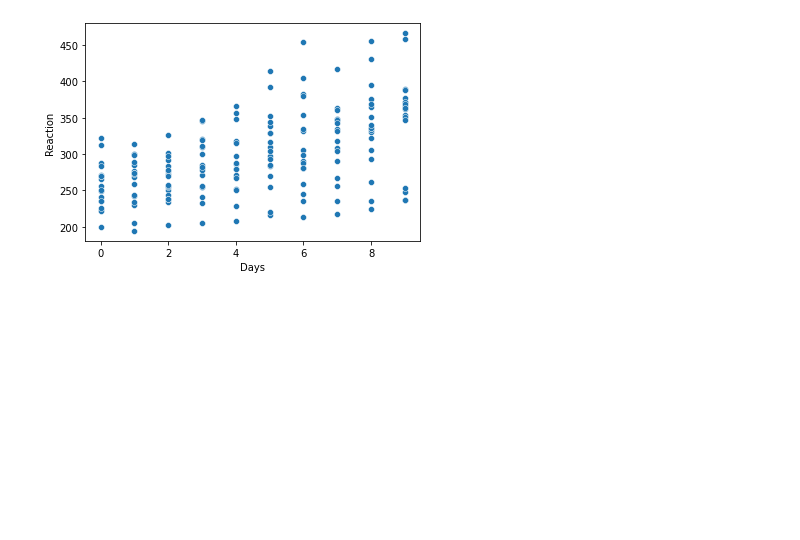
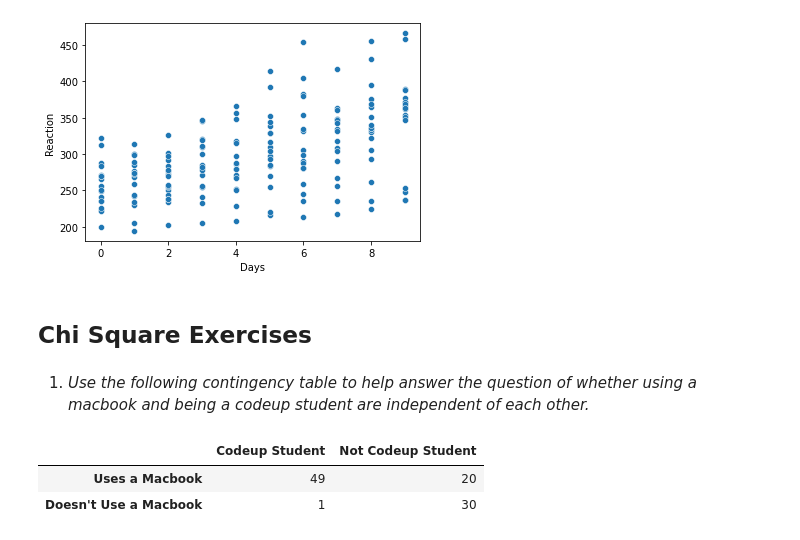
Before and after one commit to kristofer-rivera/statistics-exercises, a Jupyter notebook: hypothesis_testing.ipynb, the cells around one changed output. Drawn from its saved outputs; the diff is of its cells as text; code cells hidden in the pictures; blank space fills up the shorter version.

Commit message:
Commiting completed chi square exercises.

```diff
--- a/hypothesis_testing.ipynb
+++ b/hypothesis_testing.ipynb
@@ -687,3 +687,17 @@ sns.scatterplot(data = sleepstudy, x='Days', y='Reaction')
 # %% [output]
 <AxesSubplot:xlabel='Days', ylabel='Reaction'>
 [figure]
+# %% [markdown]
+## Chi Square Exercises
+# %% [markdown]
+1. *Use the following contingency table to help answer the question of whether using a macbook and being a codeup student are independent of each other.*
+# %%
+# Creating Pandas dataframe using the provided contingency table data
+index = ['Uses a Macbook', 'Doesn\'t Use a Macbook']
+columns = ['Codeup Student', 'Not Codeup Student']
+observed = pd.DataFrame([[49, 20], [1, 30]], index=index, columns=columns)
+observed
+# %% [output]
+|  | Codeup Student | Not Codeup Student |
+| Uses a Macbook | 49 | 20 |
+| Doesn't Use a Macbook | 1 | 30 |
```
Also changed, not shown: parts of 23 cells of this notebook.
